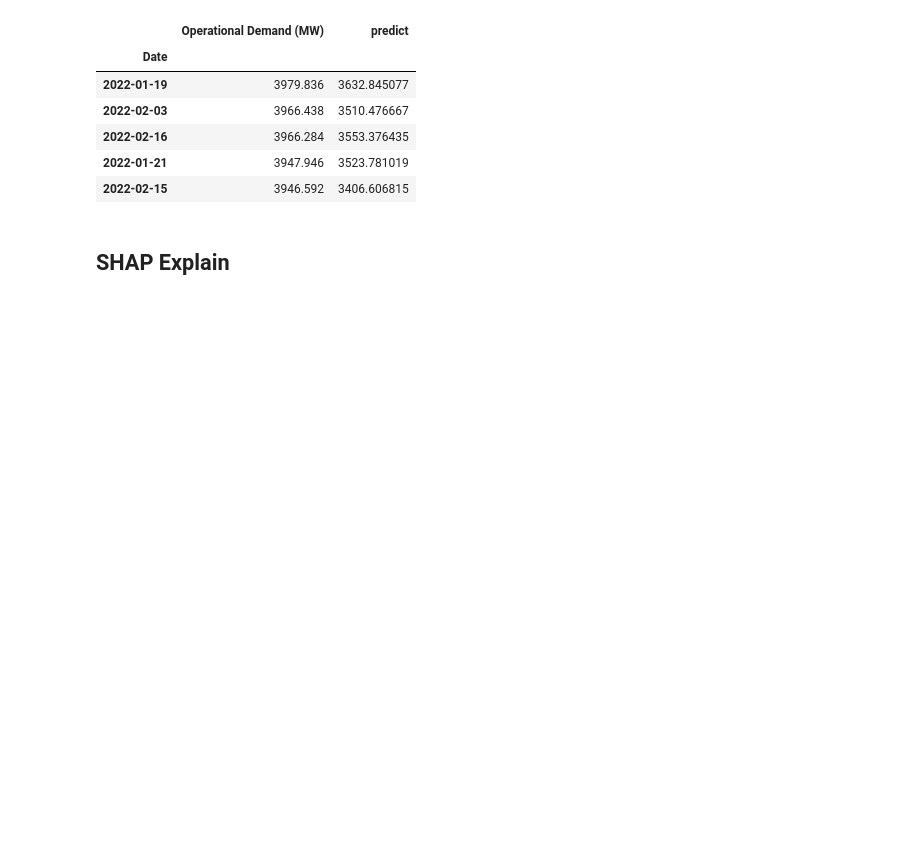
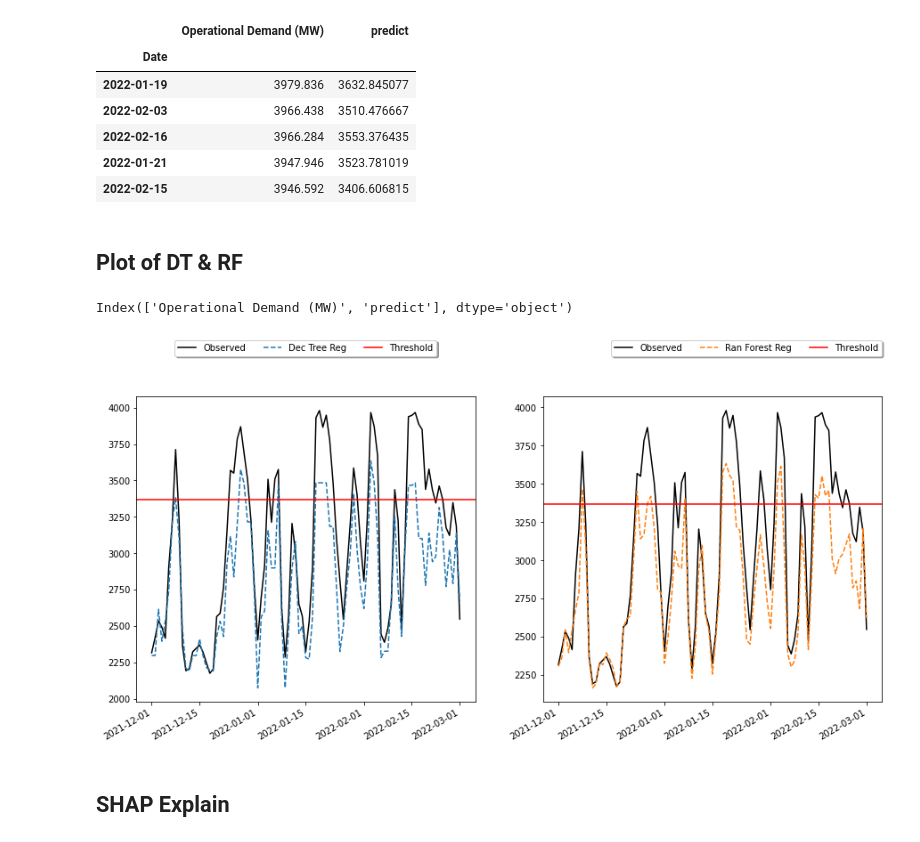
Before and after one commit to UWADSCapstoneUnit/Energy-Usage-Prediction-Project, a Jupyter notebook: Zheyu/Model/Max_demand/Max_demand.ipynb, the cells around one changed output. Saved outputs shown, nothing was run; the diff lists cells and outputs as text; code cells hidden in the pictures; blank space fills up the shorter version.

Commit message:
plot two models

```diff
--- a/Zheyu/Model/Max_demand/Max_demand.ipynb
+++ b/Zheyu/Model/Max_demand/Max_demand.ipynb
@@ -441,6 +441,29 @@ peak_true
 | 2022-02-16 | 3966.284 | 3553.376435 |
 | 2022-01-21 | 3947.946 | 3523.781019 |
 | 2022-02-15 | 3946.592 | 3406.606815 |
+# %% [markdown]
+## Plot of DT & RF
+# %%
+predict_table_dt.columns
+# %% [output]
+Index(['Operational Demand (MW)', 'predict'], dtype='object')
+# %%
+fig, (ax1,ax2) = plt.subplots(1,2,figsize=(15,7))
+# Dec Tree
+ax1.plot(predict_table_dt.loc['2021-12-01':'2022-03-01','Operational Demand (MW)'], label='Observed', c='k')
+ax1.plot(predict_table_dt.loc['2021-12-01':'2022-03-01','predict'], label='Dec Tree Reg', ls='--', c='C0')
+ax1.axhline(y=3367.7381, label='Threshold', c='red')
+ax1.legend(loc='upper center', bbox_to_anchor=(0.5, 1.20),ncol=3, fancybox=True, shadow=True);
+
+# Ran Forest
+ax2.plot(predict_table_rf.loc['2021-12-01':'2022-03-01','Operational Demand (MW)'], label='Observed', c='k')
+ax2.plot(predict_table_rf.loc['2021-12-01':'2022-03-01','predict'], label='Ran Forest Reg', ls='--', c='C1')
+ax2.axhline(y=3367.7381, label='Threshold', c='red')
+ax2.legend(loc='upper center', bbox_to_anchor=(0.6, 1.20), ncol=3, fancybox=True, shadow=True);
+
+fig.autofmt_xdate()
+# %% [output]
+[figure, added]
 # %% [markdown]
 ## SHAP Explain
 # %%
```
